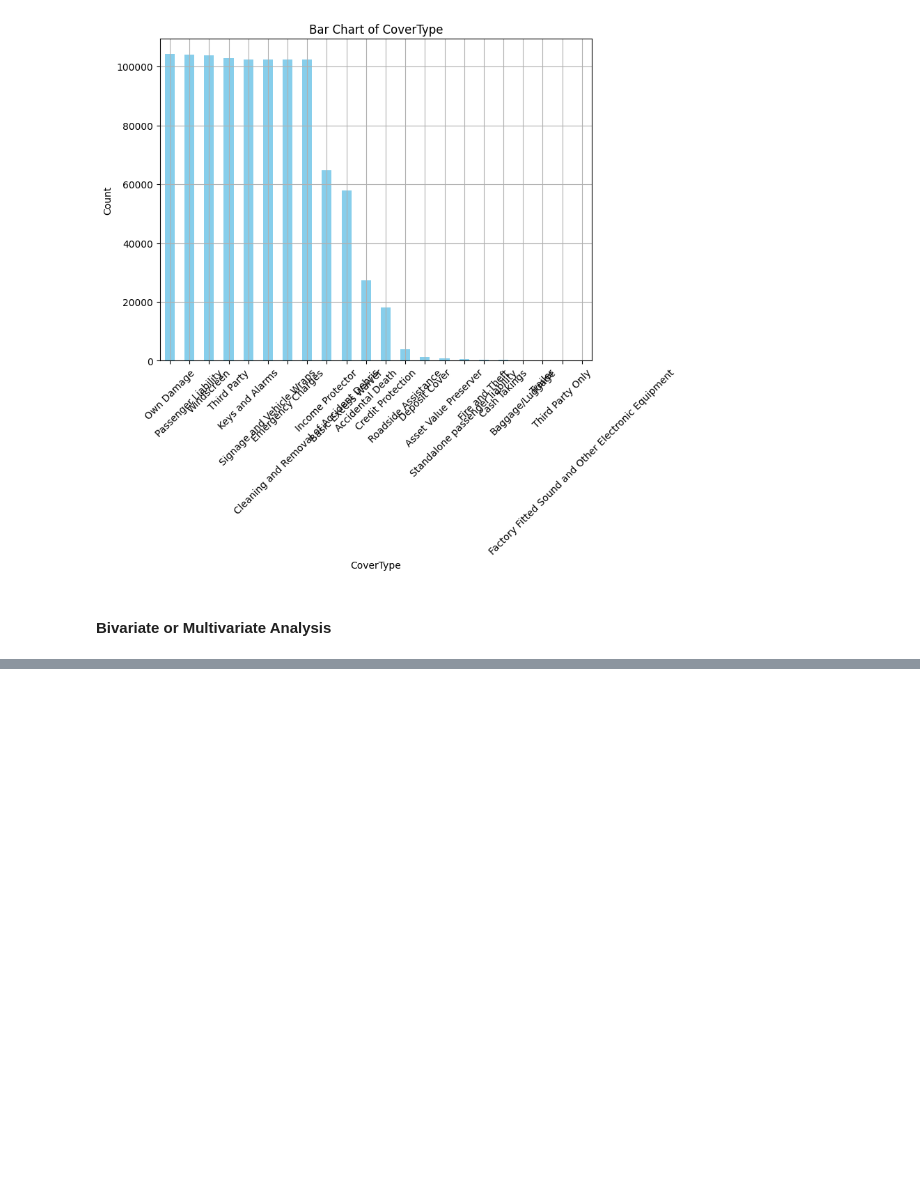
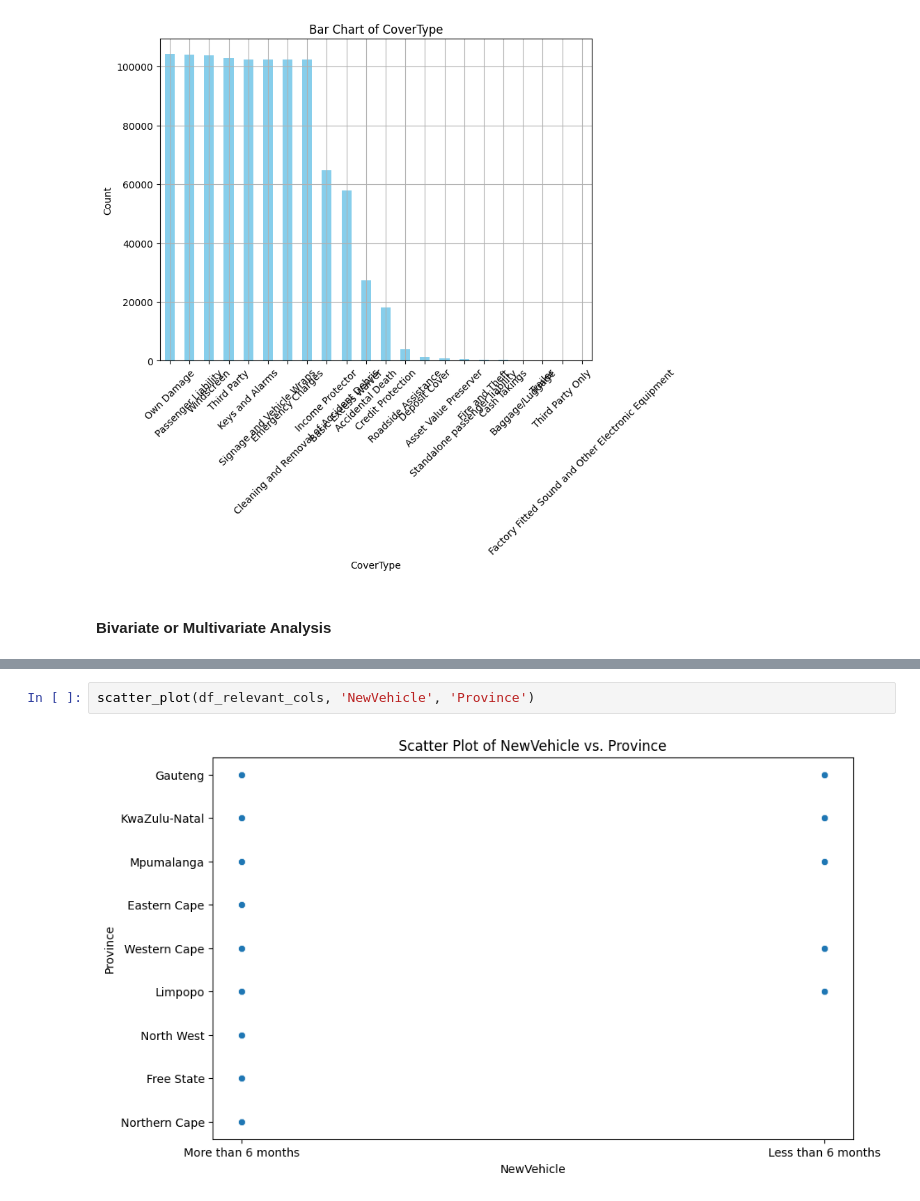
Before and after one commit to abrahamshimelis/AlphaCare-Insurance-Solutions, a Jupyter notebook: notebooks/descriptive-data-analysis.ipynb, the cells around one changed output, grey strips where cells are left out. Drawn from its saved outputs; the diff is of its cells as text; blank space fills up the shorter version.

```diff
--- a/notebooks/descriptive-data-analysis.ipynb
+++ b/notebooks/descriptive-data-analysis.ipynb
@@ -193,0 +181,4 @@ plot_bar_charts(df_categorical_cols)
+# %%
+scatter_plot(df_relevant_cols, 'NewVehicle', 'Province')
+# %% [output]
+[figure, added]
```
Also changed, not shown: parts of 8 cells of this notebook, 1 other file.
